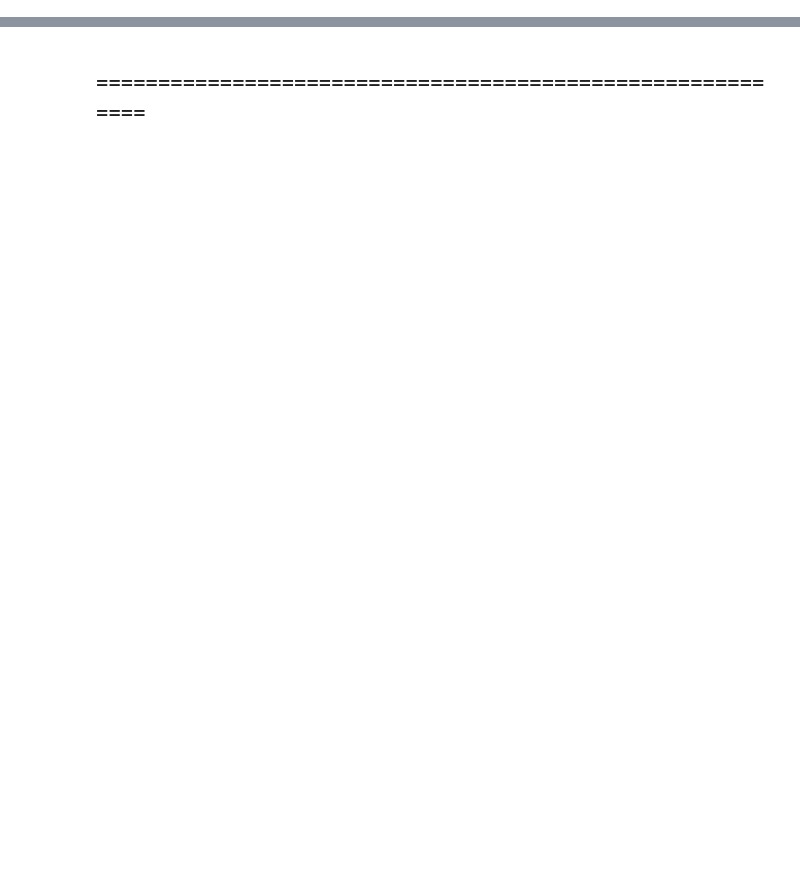
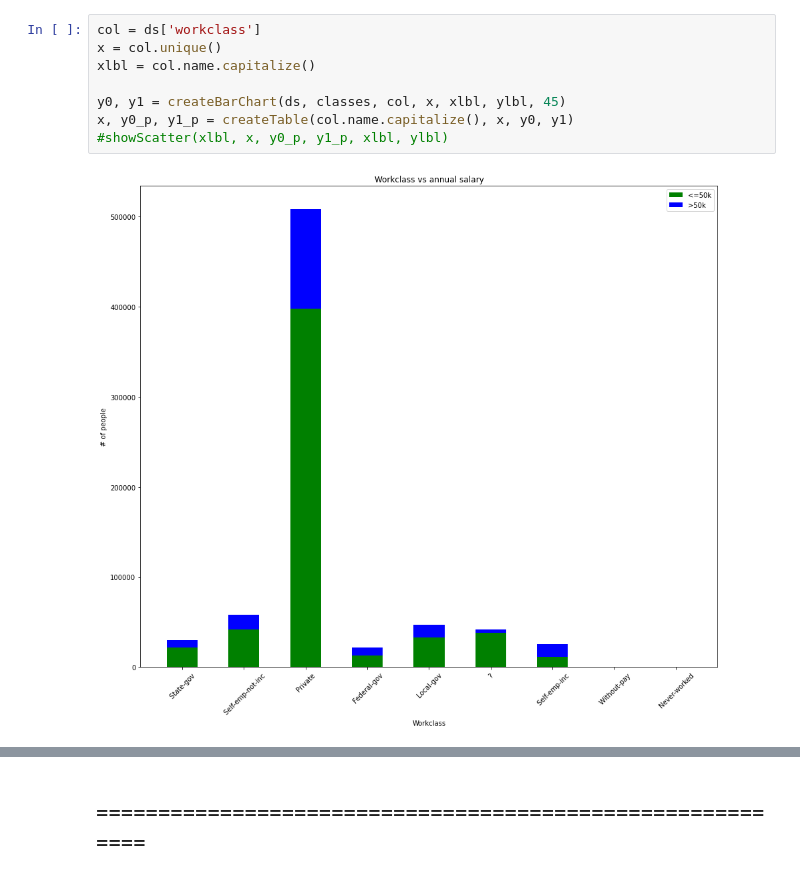
Before and after one commit to mrmattkennedy/Aunalytics-Data-Science, a Jupyter notebook: Aunalytics - Data Science - Matt Kennedy-checkpoint.ipynb, the cells around one changed output, grey strips where cells are left out. Drawn from its saved outputs; the diff is of its cells as text; blank space fills up the shorter version.

```diff
--- a/Aunalytics - Data Science - Matt Kennedy-checkpoint.ipynb
+++ b/Aunalytics - Data Science - Matt Kennedy-checkpoint.ipynb
@@ -171,0 +282,10 @@ From the confusion matrix, something interesting is the rate of false positives
+# %%
+col = ds['workclass']
+x = col.unique()
+xlbl = col.name.capitalize()
+
+y0, y1 = createBarChart(ds, classes, col, x, xlbl, ylbl, 45)
+x, y0_p, y1_p = createTable(col.name.capitalize(), x, y0, y1)
+#showScatter(xlbl, x, y0_p, y1_p, xlbl, ylbl)
+# %% [output]
+[figure, added]
```
Also changed, not shown: parts of 124 cells of this notebook, 1 other file.
